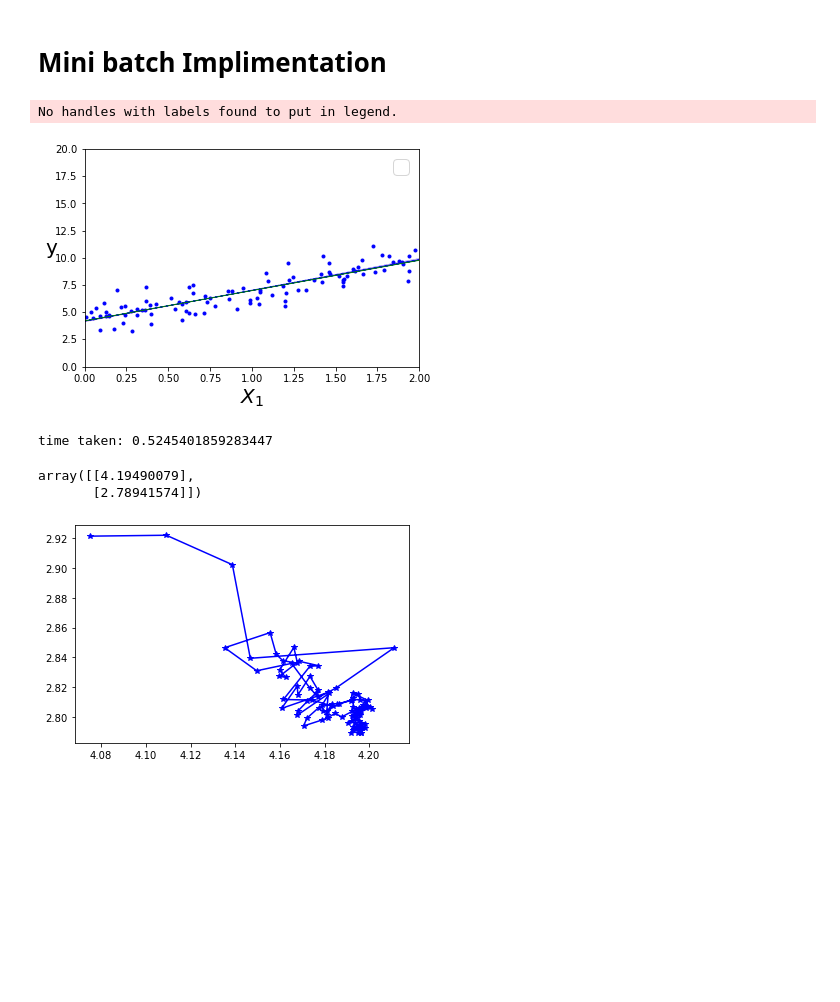
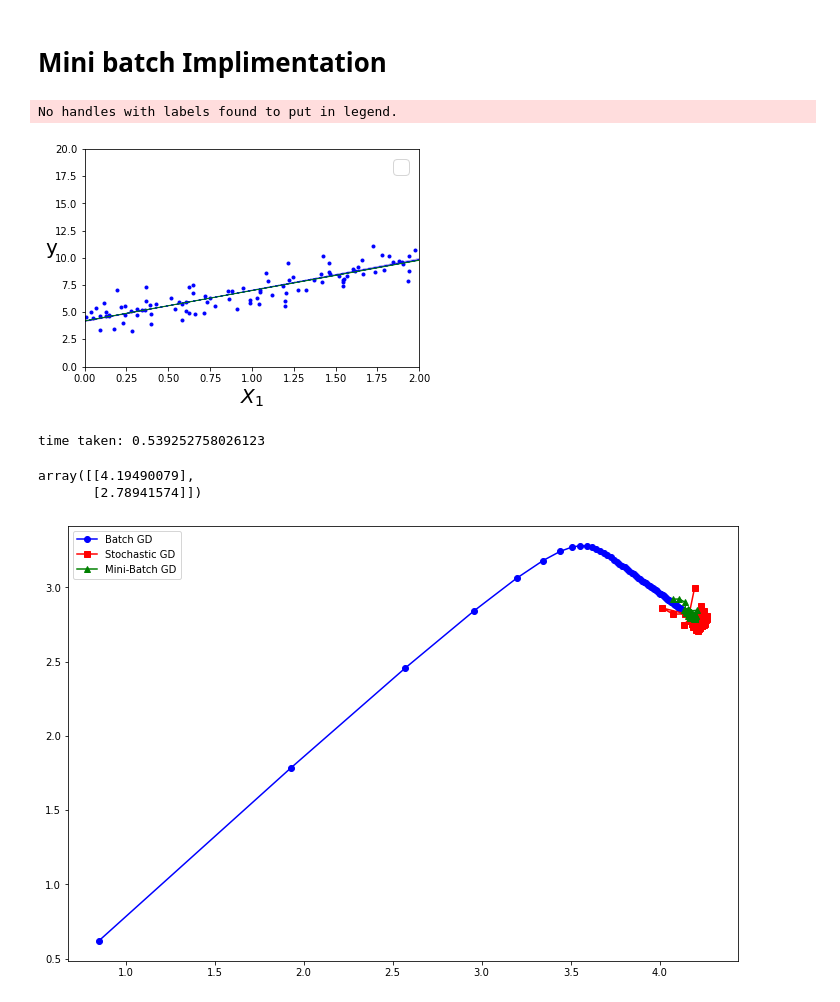
Before and after one commit to ishansuryan/Croma-Campus-Python-, a Jupyter notebook: 10 to 11_30 WD/10_00_11_30_WD_02242021/10_00_11_30_02242021_WD.ipynb, the cells around one changed output. Drawn from its saved outputs; the diff is of its cells as text; code cells hidden in the pictures; blank space fills up the shorter version.

```diff
--- a/10 to 11_30 WD/10_00_11_30_WD_02242021/10_00_11_30_02242021_WD.ipynb
+++ b/10 to 11_30 WD/10_00_11_30_WD_02242021/10_00_11_30_02242021_WD.ipynb
@@ -75,15 +75,16 @@ array([[4.21509616],
 # Batch gradient Descent
 # %%
 eta = 0.1       # learning rate
-n_iterations = 10
+n_iterations = 1000
 m = 100
 theta = np.random.randn(2,1)
 print(theta)
-batch_gd = []
+batch_gd_x = []
+batch_gd_y = []
 for iterations in range(n_iterations):
     gradients = 2/m * X_b.T.dot(X_b.dot(theta)- y)
     theta = theta - eta*gradients
-    batch_gd.append(theta)
+    batch_gd_x.append(theta[0])
+    batch_gd_y.append(theta[1])
 print('after calculations', theta)
-batch_gd
 # %% [output]
@@ -190,8 +171,10 @@ plt.xlabel('$X_1$', fontsize = 20)
 plt.ylabel('y', rotation = 0 ,fontsize = 20)
 plt.axis([0,2,0,20])
 plt.legend(loc = 'upper right', fontsize = 20)
-stochastic_gd = []
+stochastic_gd_x = []
+stochastic_gd_y = []
 start = time.time()
+
 for epoch in range(epochs):                         # number of iterations
     for i in range(m):
         random_index = np.random.randint(m)         # random value of index m signifies the end of range
@@ -201,10 +184,13 @@ for epoch in range(epochs):                         # number of iterations
         eta = learning_rate(epoch*m+i)
         theta = theta - eta * gradients
 
+    stochastic_gd_x.append(theta[0])
+    stochastic_gd_y.append(theta[1])
     style = "b-" if epoch >0 else 'r--'
     y_ = X_new_b.dot(theta)
     plt.plot(X_new, y_, style, linewidth = 0.1)
     stochastic_gd.append(theta)
+
 plt.show()
 print("time taken:", time.time()-start)
 theta
@@ -225,13 +211,15 @@ def learning_rate(t):           # function defining learning rate
 
 epochs = 100                   # number of cycles
 theta = np.random.rand(2,1)    # random initialization of theta (theta0, theta1)
-mini_batch = []
 
 plt.plot(X,y, 'b.')
 plt.xlabel('$X_1$', fontsize = 20)
 plt.ylabel('y', rotation = 0 ,fontsize = 20)
 plt.axis([0,2,0,20])
 plt.legend(loc = 'upper right', fontsize = 20)
+
+mini_x = []
+mini_y = []
 batch_size = 10
 start = time.time()
 for epoch in range(epochs):                         # number of iterations
@@ -246,7 +234,8 @@ for epoch in range(epochs):                         # number of iterations
     style = "b-" if epoch >0 else 'r--'
     y_ = X_new_b.dot(theta)
     plt.plot(X_new, y_, style, linewidth = 0.1)
-    mini_batch.append(theta)
+    mini_x.append(theta[0])
+    mini_y.append(theta[1])
 
 plt.plot(X_new, y_, 'g-', linewidth = 1)
 plt.show()
@@ -255,16 +244,15 @@ theta
 # %% [output]
 No handles with labels found to put in legend.
 [figure]
-time taken: 0.5245401859283447
+time taken: 0.539252758026123
 array([[4.19490079],
        [2.78941574]])
-# %%
-x_points = []
-y_points = []
-for i in mini_batch:
-    x_points.append(i[0])
-    y_points.append(i[1])
-plt. plot(x_points, y_points,'b-', marker = '*')
-plt.show()
-# %% [output]
-[figure, removed]
+# %%
+plt.figure(figsize = (12,8))
+plt.plot(batch_gd_x, batch_gd_y ,'b-', marker = 'o', label = 'Batch GD')
+plt.plot(stochastic_gd_x,stochastic_gd_y, 'r-', marker = 's', label = 'Stochastic GD')
+plt.plot(mini_x,mini_y,'g-', marker = '^', label = 'Mini-Batch GD')
+plt.legend()
+plt.show()
+# %% [output]
+[figure, added]
```
Also changed, not shown: parts of 3 cells of this notebook, 4 other files.
